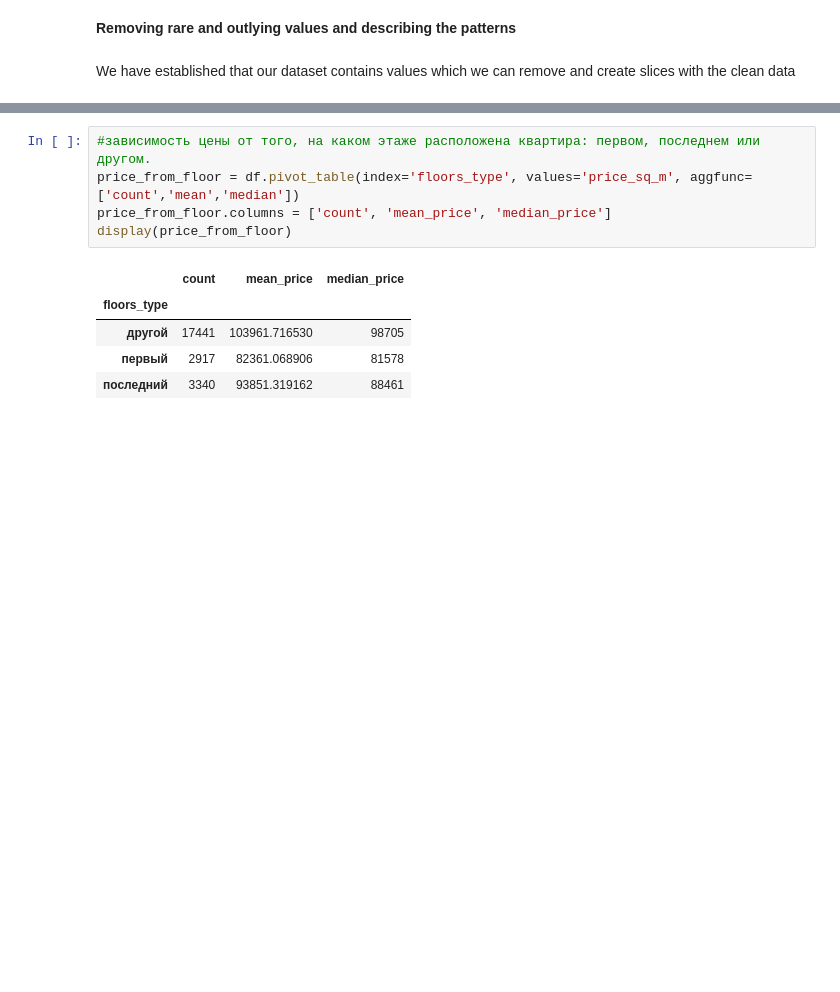
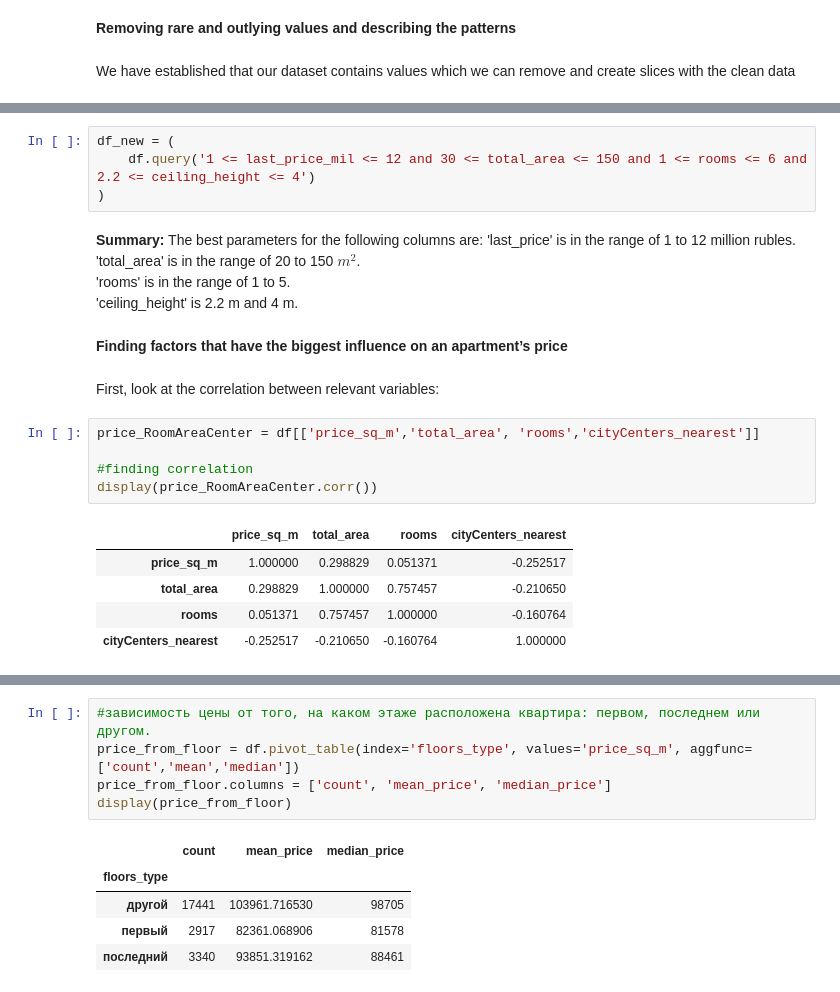
Before and after one commit to VeronicaCodes/sales_advert_in_housing_market_research, a Jupyter notebook: sales_advert_in_housing_market_research.ipynb, the cells around one changed output, grey strips where cells are left out. Cells and saved outputs as stored; diff of their text form; blank space fills up the shorter version.

```diff
--- a/sales_advert_in_housing_market_research.ipynb
+++ b/sales_advert_in_housing_market_research.ipynb
@@ -734,0 +718,25 @@ array([[<AxesSubplot:xlabel='price_sq_m', ylabel='price_sq_m'>,
+# %%
+df_new = (
+    df.query('1 <= last_price_mil <= 12 and 30 <= total_area <= 150 and 1 <= rooms <= 6 and 2.2 <= ceiling_height <= 4')
+)
+# %% [markdown]
+**Summary:** The best parameters for the following columns are:
+'last_price' is in the range of 1 to 12 million rubles.<br>
+'total_area' is in the range of 20 to 150 $m^2$.<br>
+'rooms' is in the range of 1 to 5.<br>
+'ceiling_height' is 2.2 m and 4 m.<br>
+# %% [markdown]
+**Finding factors that have the biggest influence on an apartment’s price**
+# %% [markdown]
+First, look at the correlation between relevant variables:
+# %%
+price_RoomAreaCenter = df[['price_sq_m','total_area', 'rooms','cityCenters_nearest']]
+
+#finding correlation
+display(price_RoomAreaCenter.corr())
+# %% [output]
+|  | price_sq_m | total_area | rooms | cityCenters_nearest |
+| price_sq_m | 1.000000 | 0.298829 | 0.051371 | -0.252517 |
+| total_area | 0.298829 | 1.000000 | 0.757457 | -0.210650 |
+| rooms | 0.051371 | 0.757457 | 1.000000 | -0.160764 |
+| cityCenters_nearest | -0.252517 | -0.210650 | -0.160764 | 1.000000 |
```
Also changed, not shown: parts of 35 cells of this notebook.
